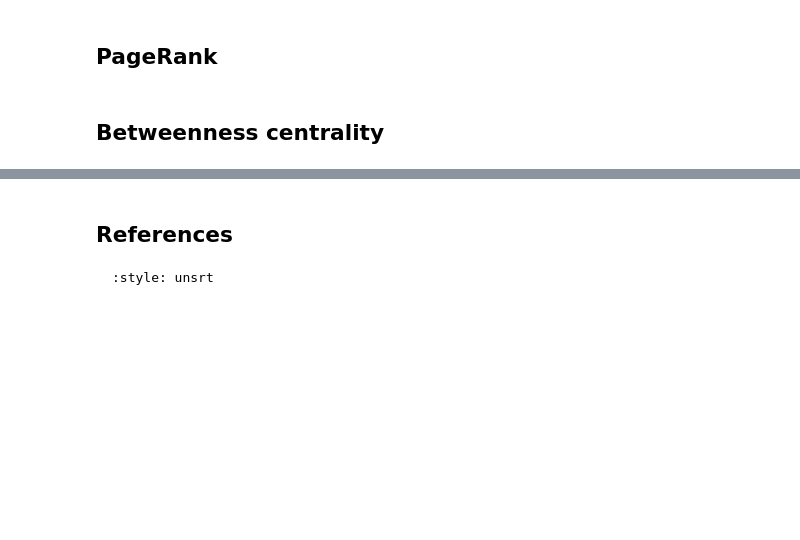
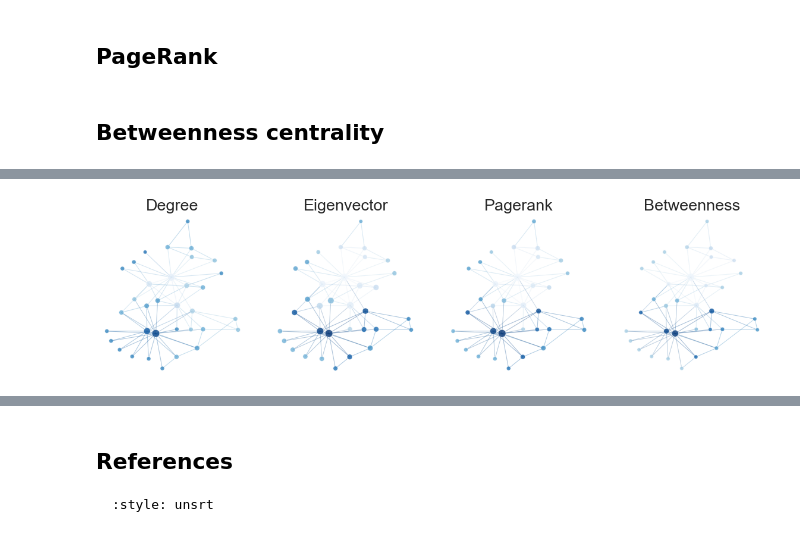
Before and after one commit to bdpedigo/networks-course, a Jupyter notebook: docs/centrality.ipynb, the cells around one changed output, grey strips where cells are left out. Drawn from its saved outputs; the diff is of its cells as text; code cells hidden in the pictures; blank space fills up the shorter version.

```diff
--- a/docs/centrality.ipynb
+++ b/docs/centrality.ipynb
@@ -147,0 +186,42 @@ nx.eigenvector_centrality(g)
+# %%
+import pandas as pd
+import matplotlib.pyplot as plt
+from graspologic.plot import networkplot
+import seaborn as sns
+
+node_data = pd.DataFrame(index=g.nodes())
+node_data['degree'] = node_data.index.map(dict(nx.degree(g)))
+node_data['eigenvector'] = node_data.index.map(nx.eigenvector_centrality(g))
+node_data['pagerank'] = node_data.index.map(nx.pagerank(g))
+node_data['betweenness'] = node_data.index.map(nx.betweenness_centrality(g))
+
+pos = nx.kamada_kawai_layout(g)
+node_data['x'] = [pos[node][0] for node in node_data.index]
+node_data['y'] = [pos[node][1] for node in node_data.index]
+
+sns.set_context('talk', font_scale=1.5)
+fig, axs = plt.subplots(1,4,figsize=(20,5))
+
+def plot_node_scaled_network(A, node_data, key, ax):
+    levels = np.unique(node_data[key])
+    rank_mapper = dict(zip(levels, np.arange(len(levels))))
+    node_data[f"{key}_ranked"] = node_data[key].map(rank_mapper)
+    networkplot(A, node_data=node_data, x='x', y='y', ax=ax, edge_linewidth=1.0, node_size=key, node_hue=key, palette='Blues')
+    ax.axis('off')
+    ax.set_title(key.capitalize())
+
+ax = axs[0]
+plot_node_scaled_network(A, node_data, 'degree', ax)
+
+ax = axs[1]
+plot_node_scaled_network(A, node_data, 'eigenvector', ax)
+
+ax = axs[2]
+plot_node_scaled_network(A, node_data, 'pagerank', ax)
+
+ax = axs[3]
+plot_node_scaled_network(A, node_data, 'betweenness', ax)
+
+fig.set_facecolor('w')
+# %% [output]
+[figure, added]
```
Also changed, not shown: parts of 4 cells of this notebook, 1 other file.
